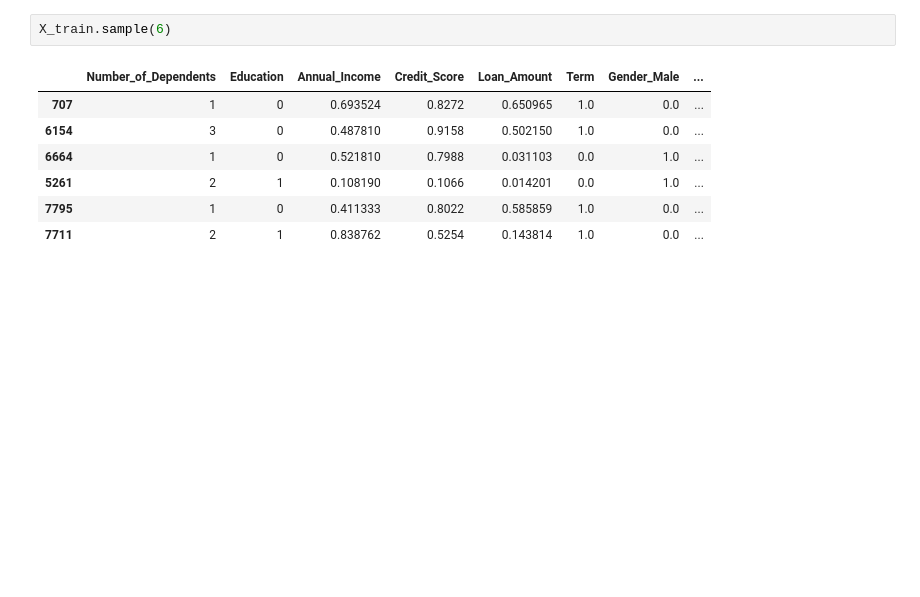
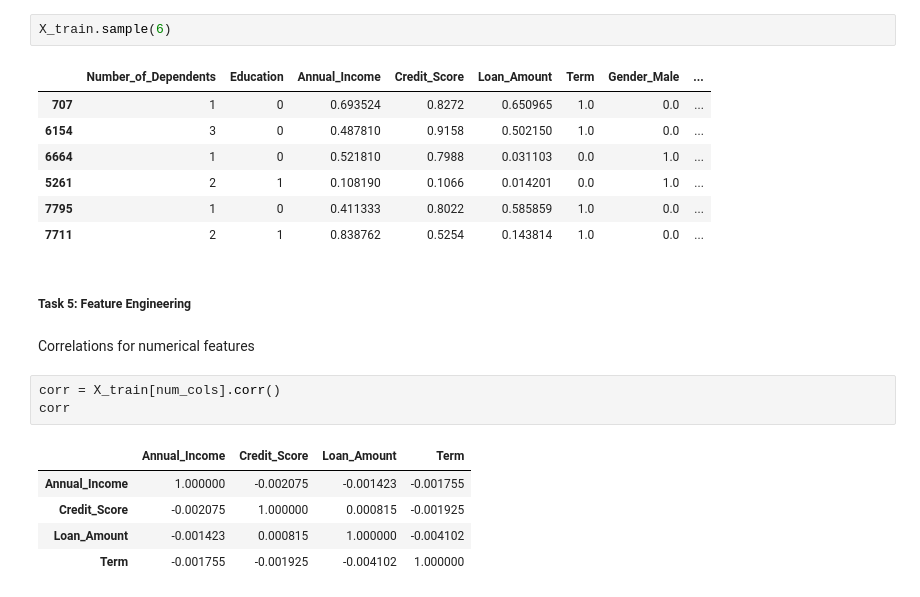
Before and after one commit to sanjiv576/Bank-Loan-Approval-Prediction-using-Naive-Bayes-Classifier-algorithm, a Jupyter notebook: model/model_preparation.ipynb, the cells around one changed output. Saved outputs shown, nothing was run; the diff lists cells and outputs as text; blank space fills up the shorter version.

```diff
--- a/model/model_preparation.ipynb
+++ b/model/model_preparation.ipynb
@@ -651,3 +651,16 @@ X_train.sample(6)
 | 5261 | 2 | 1 | 0.108190 | 0.1066 | 0.014201 | 0.0 | 1.0 | ... |
 | 7795 | 1 | 0 | 0.411333 | 0.8022 | 0.585859 | 1.0 | 0.0 | ... |
 | 7711 | 2 | 1 | 0.838762 | 0.5254 | 0.143814 | 1.0 | 0.0 | ... |
+# %% [markdown]
+##### Task 5: Feature Engineering
+# %% [markdown]
+Correlations for numerical features
+# %%
+corr = X_train[num_cols].corr()
+corr
+# %% [output]
+|  | Annual_Income | Credit_Score | Loan_Amount | Term |
+| Annual_Income | 1.000000 | -0.002075 | -0.001423 | -0.001755 |
+| Credit_Score | -0.002075 | 1.000000 | 0.000815 | -0.001925 |
+| Loan_Amount | -0.001423 | 0.000815 | 1.000000 | -0.004102 |
+| Term | -0.001755 | -0.001925 | -0.004102 | 1.000000 |
```
Also changed, not shown: parts of 22 cells of this notebook.
